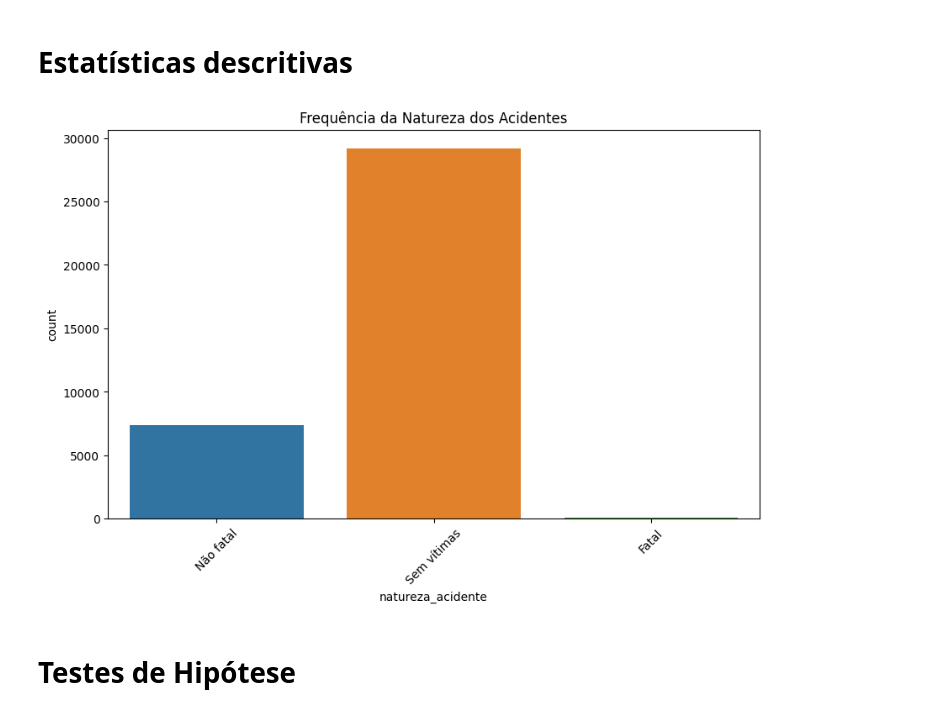
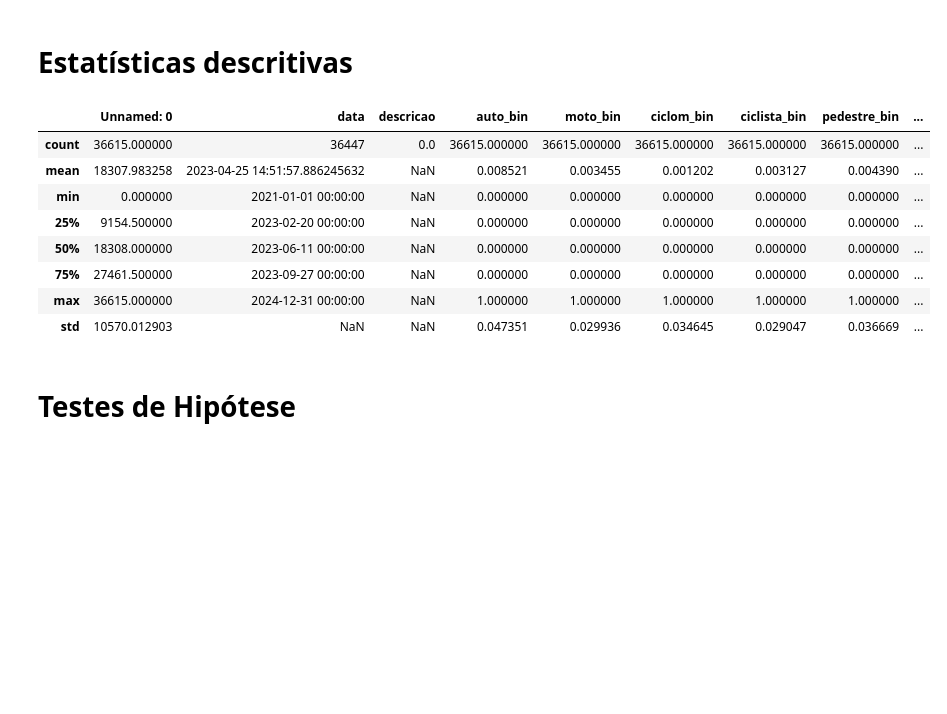
Before and after one commit to OtavioAugustoOliveira/DataScience_if697, a Jupyter notebook: 1_projeto/data_analysis.ipynb, the cells around one changed output. Cells and saved outputs as stored; diff of their text form; code cells hidden in the pictures; blank space fills up the shorter version.

```diff
--- a/1_projeto/data_analysis.ipynb
+++ b/1_projeto/data_analysis.ipynb
@@ -24,14 +24,18 @@ df_acidentes.head(3)
 | 2 | 2 | 2021-01-02 | 10:54:00 | Não fatal | FINALIZADA | VASCO DA GAMA | RUA RESPLENDOR | AO LADO DO COLEGIO ADERBAL GALVÃO... | ... |
 # %% [markdown]
 # Estatísticas descritivas
-# %%
-plt.figure(figsize=(10, 6))
-sns.countplot(data=df_acidentes, x='natureza_acidente')
-plt.title('Frequência da Natureza dos Acidentes')
-plt.xticks(rotation=45)
-plt.show()
-# %% [output]
-[figure, removed]
+# %%
+df_acidentes.describe()
+# %% [output]
+|  | Unnamed: 0 | data | descricao | auto_bin | moto_bin | ciclom_bin | ciclista_bin | pedestre_bin | ... |
+| count | 36615.000000 | 36447 | 0.0 | 36615.000000 | 36615.000000 | 36615.000000 | 36615.000000 | 36615.000000 | ... |
+| mean | 18307.983258 | 2023-04-25 14:51:57.886245632 | NaN | 0.008521 | 0.003455 | 0.001202 | 0.003127 | 0.004390 | ... |
+| min | 0.000000 | 2021-01-01 00:00:00 | NaN | 0.000000 | 0.000000 | 0.000000 | 0.000000 | 0.000000 | ... |
+| 25% | 9154.500000 | 2023-02-20 00:00:00 | NaN | 0.000000 | 0.000000 | 0.000000 | 0.000000 | 0.000000 | ... |
+| 50% | 18308.000000 | 2023-06-11 00:00:00 | NaN | 0.000000 | 0.000000 | 0.000000 | 0.000000 | 0.000000 | ... |
+| 75% | 27461.500000 | 2023-09-27 00:00:00 | NaN | 0.000000 | 0.000000 | 0.000000 | 0.000000 | 0.000000 | ... |
+| max | 36615.000000 | 2024-12-31 00:00:00 | NaN | 1.000000 | 1.000000 | 1.000000 | 1.000000 | 1.000000 | ... |
+| std | 10570.012903 | NaN | NaN | 0.047351 | 0.029936 | 0.034645 | 0.029047 | 0.036669 | ... |
 # %% [markdown]
 # Testes de Hipótese
 # %% [markdown]
```
Also changed, not shown: parts of 9 cells of this notebook, 1 other file.
